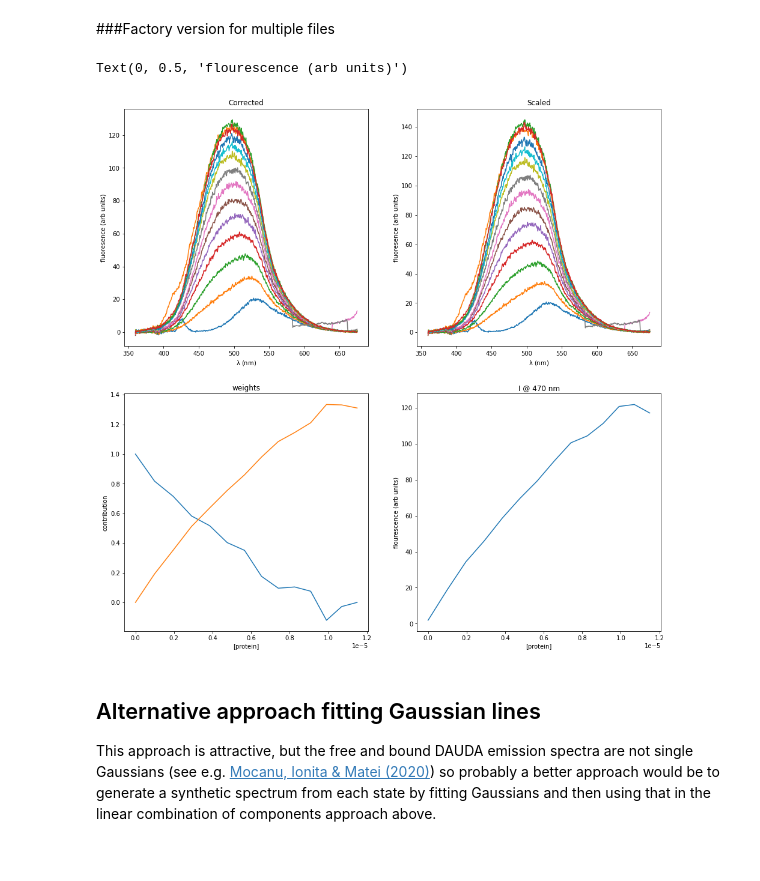
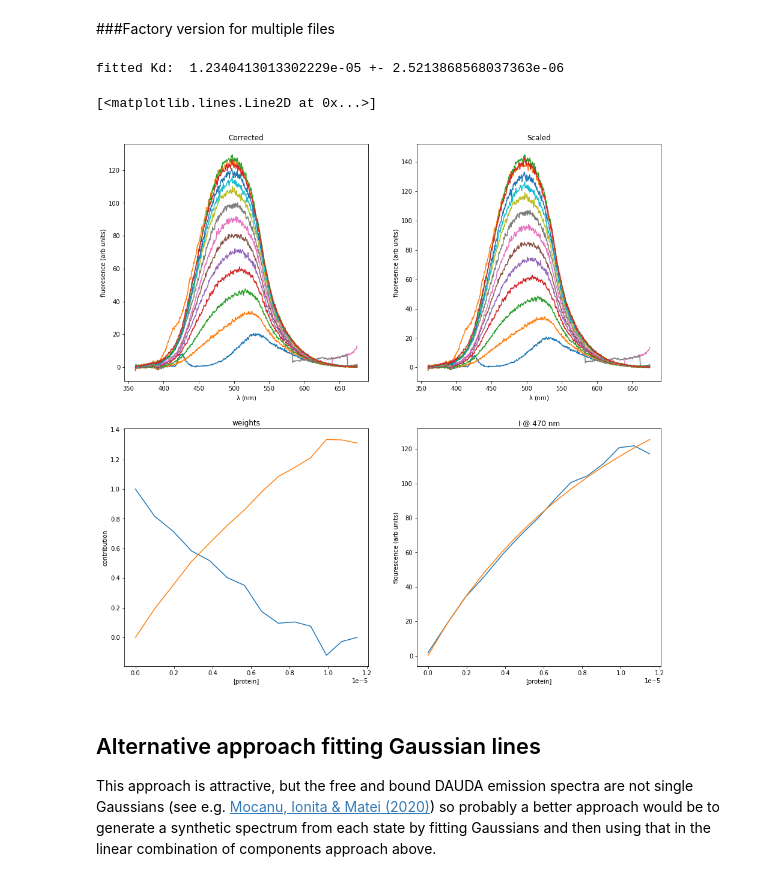
Before and after one commit to brianosmith/EXSY_fitting_notebook, a Jupyter notebook: Fluoresence_data_fitting.ipynb, the cells around one changed output. Cells and saved outputs as stored; diff of their text form; code cells hidden in the pictures.

Commit message:
added titration fitting with example of fixed wavelength

```diff
--- a/Fluoresence_data_fitting.ipynb
+++ b/Fluoresence_data_fitting.ipynb
@@ -115,6 +96,7 @@ plt.show()
 # %% [markdown]
 ###Factory version for multiple files
 # %%
+from math import sqrt
 
 # read a CSV file with filenames, volumes, varied protein/ligand concentrations
 # CSV has a header row which will become column names of the dataframe
@@ -208,35 +190,89 @@ ax3.set_ylabel('contribution')
 
 # extract intensity at fexed wavelength
 datasets['iLambda'] = np.array    # add an empty column to the dataframe
 indexOfLambda = np.where(l == 470)
 for row in datasets.itertuples():
    iLambda = row.scaled[indexOfLambda]
    datasets.at[row.Index, 'iLambda'] = iLambda
 
 #plot i470 vs varied [protein]
 ax4 = fig.add_subplot(gs[1,1])
 
 #protein = []
 #free = []
 #bound = []
 #for row in datasets.itertuples():
 #   #print(row.protein, row.components[0])
 #   protein.append(row.protein)
 #   free.append(row.components[0])
 #   bound.append(row.components[1])
 
 plt.plot(datasets.protein, datasets.iLambda)
 
 ax4.set_title('I @ 470 nm')
 ax4.set_xlabel('[protein]')
 ax4.set_ylabel('flourescence (arb units)')
 
 # For fitting fractional saturation we will need the "constant" [protein] or [ligand]
 # as a function of the "varied" one in the response curve to handle dilution
 # see https://colab.research.google.com/drive/1cyacoAS5_9UQD6pxcT09EhnHGNxbJRix?usp=sharing
+
+def fracSatTitrated(Lvals, Kd, M0, Ls):
+  # Function to simulate titrated saturation curve with increasing volume
+  # Lvals is an array of deliberately varied component concentrations used
+  # M0 is the initial concentration of the non-varied component
+  # Ls is the ligand stock solution concetration to allow the volume change compensation
+  # Kd is the Kd (supply an initial estimate for fitting)
+  # returns an array of fractional saturation values
+
+  Ys = []
+  for L in Lvals:
+    Y = ((M0*(1-(L/Ls)) + L + Kd) - sqrt((M0*(1-(L/Ls)) + L + Kd)**2 - (4 * M0*(1-(L/Ls)) * L)))/(2 * M0*(1-(L/Ls)))
+    Ys.append(Y)
+
+  Ys = np.array(Ys)
+  return Ys
+
+def makeResponseTitrated(Mzero, Lstock):
+  # Allows a case specific responseTitrated() to be defined for curve_fit since
+  # can't pass "fixed" args with args=()
+  # If Q0 is known (a common case) adjust these defs to shift it
+  def responseTitrated(Lvals, Kd, Qmax, Q0):
+    # Function to wrap fracSatTitrated within an arbitrary response scale
+    # Q0 and Qmax are the limits of the response and can be left unconstrained for fitting
+    # Pass sensible guesses for Kd, Qmax & Q0 with p0=[] when using scipy.optimize
+    # returns an array of response values
+    M0 = Mzero
+    Ls = Lstock
+
+    Ys = fracSatTitrated(Lvals, Kd, M0, Ls)
+    Qs = ((Qmax-Q0)*Ys) + Q0
+
+    return Qs
+
+  return responseTitrated
+
+# fit using scipy.optimize.curve_fit
+# e.g. for the intensity at 470 nm values
+M0 = 1.0e-6; Ls = 1e-4 # known initial non-varied (DAUDA) conc and varied (protein) stock conc
+Kd0 = 1.0e-6; Qmax0 = 200; Q00 = 0 # initial guesses for fitted params
+nlfit, nlpcov = scipy.optimize.curve_fit(makeResponseTitrated(M0, Ls),
+                datasets.protein, datasets.iLambda, p0=[Kd0, Qmax0, Q00])
+
+fittedKd, fittedQmax, fittedQ0 = nlfit
+dKd, dQmax, dQ0 = [np.sqrt(nlpcov[j,j]) for j in range(nlfit.size)]
+print('fitted Kd: ', fittedKd,'+-',dKd)
+
+#create fitted function
+myResponseTitrated = makeResponseTitrated(M0, Ls)
+fitiLs = myResponseTitrated(datasets.protein, fittedKd, fittedQmax, fittedQ0)
+
+#add fitted values to last plot
+plt.plot(datasets.protein, fitiLs)
 # %% [output]
-Text(0, 0.5, 'flourescence (arb units)')
+fitted Kd:  1.2340413013302229e-05 +- 2.5213868568037363e-06
+[<matplotlib.lines.Line2D at 0x...>]
-[figure, old version]
+[figure, new version]
 # %% [markdown]
 ## Alternative approach fitting Gaussian lines
 This approach is attractive, but the free and bound DAUDA emission spectra are not single Gaussians (see e.g. [Mocanu, Ionita & Matei (2020)](https://doi.org/10.1016/j.saa.2020.118413)) so probably a better approach would be to generate a synthetic spectrum from each state by fitting Gaussians and then using that in the linear combination of components approach above.
```
Also changed, not shown: parts of 1 cell of this notebook.
